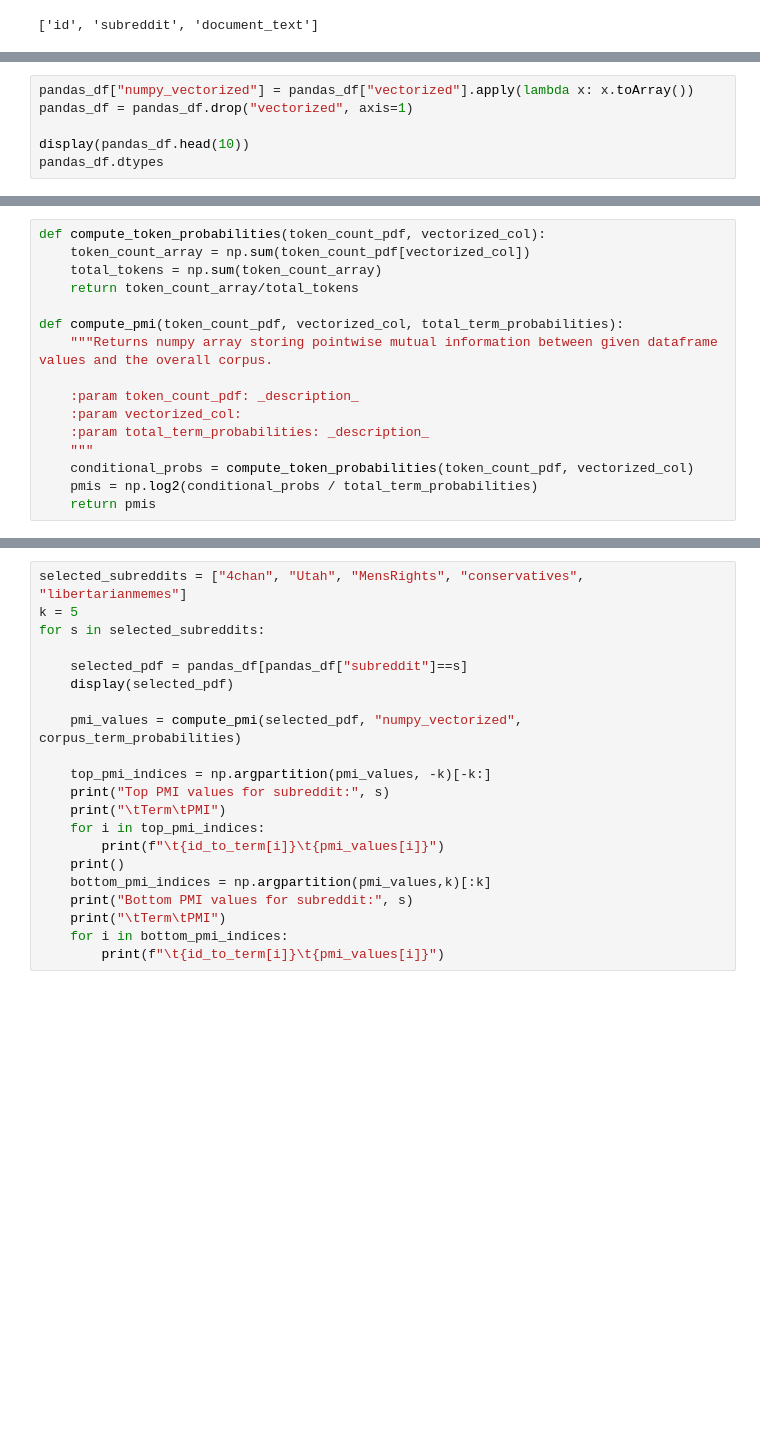
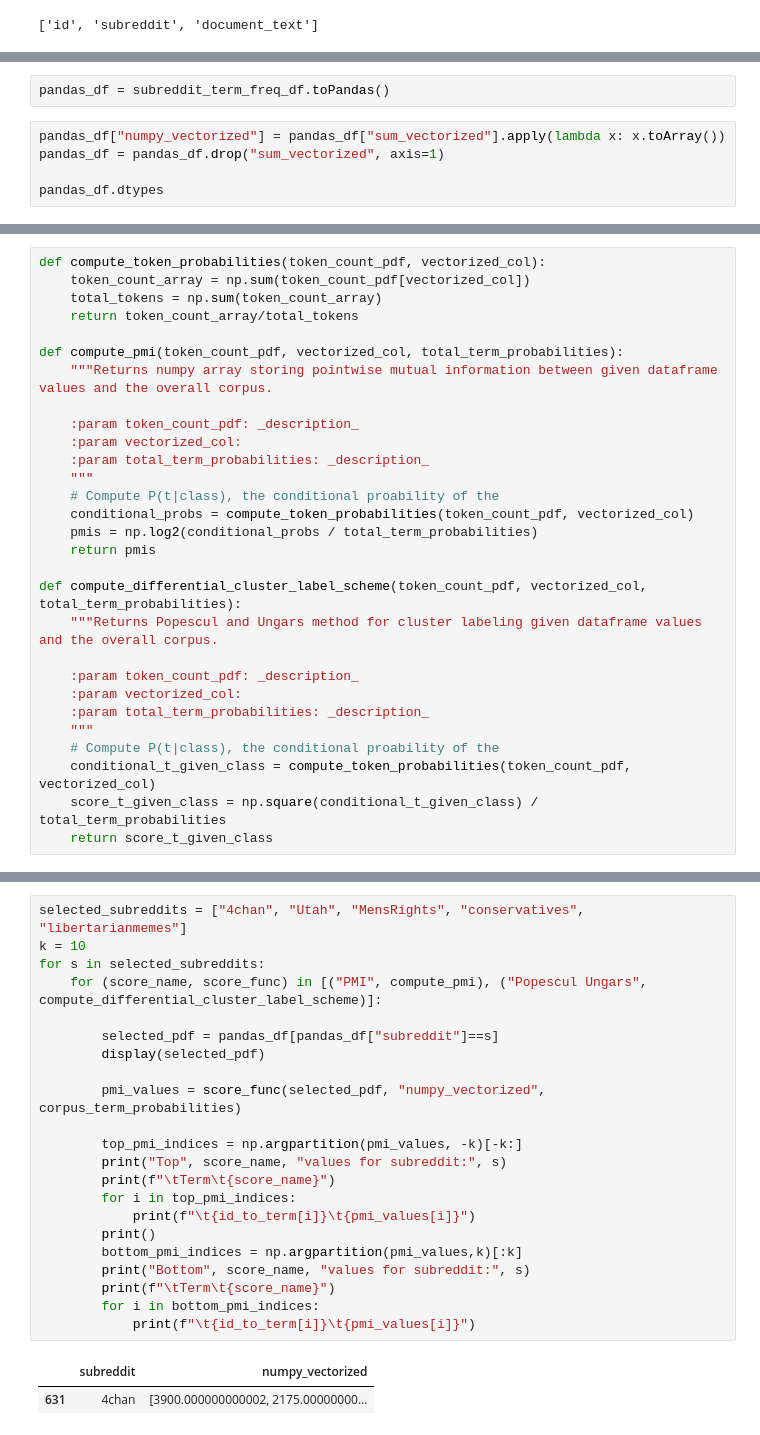
Before and after one commit to UMassCDS/IHOP-Reddit, a Jupyter notebook: notebooks/cluster_labels.ipynb, the cells around one changed output, grey strips where cells are left out. Cells and saved outputs as stored; diff of their text form; blank space fills up the shorter version.

Commit message:
Baseline results for labels of subreddits

```diff
--- a/notebooks/cluster_labels.ipynb
+++ b/notebooks/cluster_labels.ipynb
@@ -113,6 +110,7 @@ spark.stop()
+# %%
+pandas_df = subreddit_term_freq_df.toPandas()
 # %%
-pandas_df["numpy_vectorized"] = pandas_df["vectorized"].apply(lambda x: x.toArray())
-pandas_df = pandas_df.drop("vectorized", axis=1)
+pandas_df["numpy_vectorized"] = pandas_df["sum_vectorized"].apply(lambda x: x.toArray())
+pandas_df = pandas_df.drop("sum_vectorized", axis=1)
 
-display(pandas_df.head(10))
 pandas_df.dtypes
@@ -135,6 +155,19 @@ def compute_pmi(token_count_pdf, vectorized_col, total_term_probabilities):
     :param vectorized_col:
     :param total_term_probabilities: _description_
     """
+    # Compute P(t|class), the conditional proability of the
     conditional_probs = compute_token_probabilities(token_count_pdf, vectorized_col)
     pmis = np.log2(conditional_probs / total_term_probabilities)
     return pmis
+
+def compute_differential_cluster_label_scheme(token_count_pdf, vectorized_col, total_term_probabilities):
+    """Returns Popescul and Ungars method for cluster labeling given dataframe values and the overall corpus.
+
+    :param token_count_pdf: _description_
+    :param vectorized_col:
+    :param total_term_probabilities: _description_
+    """
+    # Compute P(t|class), the conditional proability of the
+    conditional_t_given_class = compute_token_probabilities(token_count_pdf, vectorized_col)
+    score_t_given_class = np.square(conditional_t_given_class) / total_term_probabilities
+    return score_t_given_class
@@ -143,21 +177,25 @@ corpus_term_probabilities = compute_token_probabilities(pandas_df, "numpy_vector
 # %%
 selected_subreddits = ["4chan", "Utah", "MensRights", "conservatives", "libertarianmemes"]
-k = 5
+k = 10
 for s in selected_subreddits:
+    for (score_name, score_func) in [("PMI", compute_pmi), ("Popescul Ungars", compute_differential_cluster_label_scheme)]:
 
-    selected_pdf = pandas_df[pandas_df["subreddit"]==s]
-    display(selected_pdf)
+        selected_pdf = pandas_df[pandas_df["subreddit"]==s]
+        display(selected_pdf)
 
-    pmi_values = compute_pmi(selected_pdf, "numpy_vectorized", corpus_term_probabilities)
+        pmi_values = score_func(selected_pdf, "numpy_vectorized", corpus_term_probabilities)
 
-    top_pmi_indices = np.argpartition(pmi_values, -k)[-k:]
-    print("Top PMI values for subreddit:", s)
-    print("\tTerm\tPMI")
-    for i in top_pmi_indices:
-        print(f"\t{id_to_term[i]}\t{pmi_values[i]}")
-    print()
-    bottom_pmi_indices = np.argpartition(pmi_values,k)[:k]
-    print("Bottom PMI values for subreddit:", s)
-    print("\tTerm\tPMI")
-    for i in bottom_pmi_indices:
-        print(f"\t{id_to_term[i]}\t{pmi_values[i]}")
+        top_pmi_indices = np.argpartition(pmi_values, -k)[-k:]
+        print("Top", score_name, "values for subreddit:", s)
+        print(f"\tTerm\t{score_name}")
+        for i in top_pmi_indices:
+            print(f"\t{id_to_term[i]}\t{pmi_values[i]}")
+        print()
+        bottom_pmi_indices = np.argpartition(pmi_values,k)[:k]
+        print("Bottom", score_name, "values for subreddit:", s)
+        print(f"\tTerm\t{score_name}")
+        for i in bottom_pmi_indices:
+            print(f"\t{id_to_term[i]}\t{pmi_values[i]}")
+# %% [output]
+|  | subreddit | numpy_vectorized |
+| 631 | 4chan | [3900.000000000002, 2175.00000000... |
```
Also changed, not shown: parts of 17 cells of this notebook.
